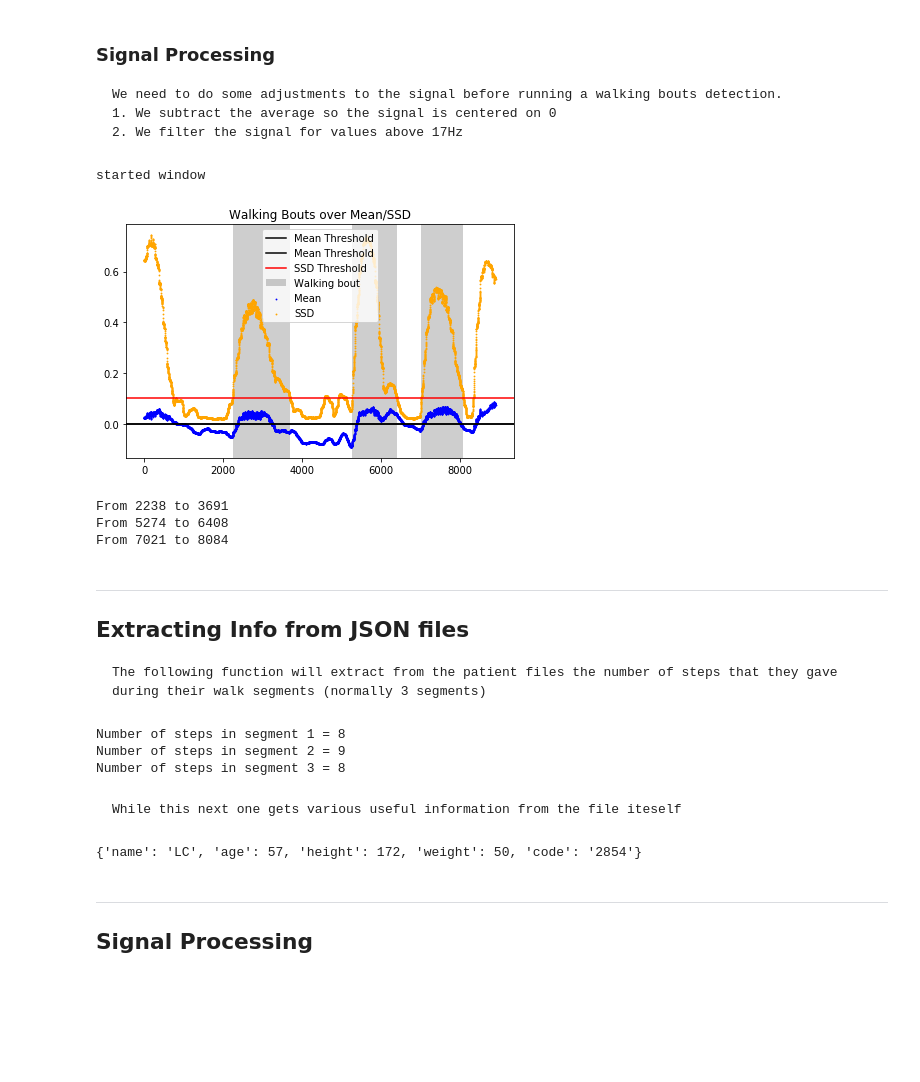
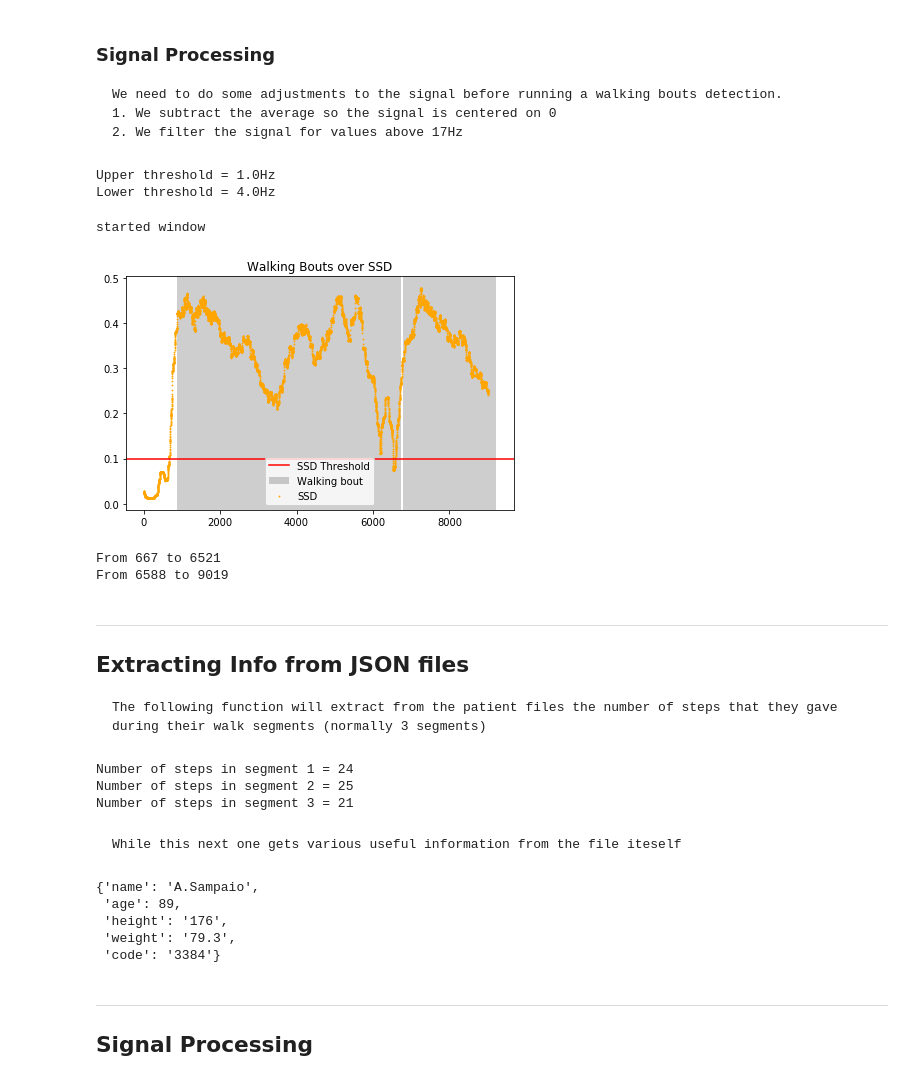
Before and after one commit to branku7/Gait-Metrics-Extraction, a Jupyter notebook: lasige-walk-metrics-extraction.ipynb, the cells around one changed output. Saved outputs shown, nothing was run; the diff lists cells and outputs as text; code cells hidden in the pictures; blank space fills up the shorter version.

```diff
--- a/lasige-walk-metrics-extraction.ipynb
+++ b/lasige-walk-metrics-extraction.ipynb
@@ -15,7 +15,7 @@ Walking Bout Detection
 from scripts.walking_bouts import *
 from scripts.visualization import showCharts
 # %%
-file = '17367_clinical_trunk_Walk.csv'
+file = '32315_A.Sampaio_Jun19_Trunk_Walk.csv'
 # %%
 data = pd.read_csv('./data/walk/' + file, header = None)
 data.head()
@@ -40,27 +40,35 @@ applyOffsetRemove(data_wb)
 applyFilter(data_wb)  # 'df' will be used inside the next function
 # %%
 window = 200
-mean_threshold = 0
 ssd_threshold = 0.1
-minimum = 1000 # 10 segundos
+scale_threshold = [7.5,30]
+minimum = 500 # 5 segundos
+# %%
+from pywt import ContinuousWavelet, scale2frequency
+wavelet = ContinuousWavelet("gaus2")
+f_up = scale2frequency(wavelet, 30)/0.01
+f_down = scale2frequency(wavelet, 7.5)/0.01
+
+print(f"Upper threshold = {f_up}Hz\nLower threshold = {f_down}Hz")
+# %% [output]
+Upper threshold = 1.0Hz
+Lower threshold = 4.0Hz
 # %%
 ranges_ww = runWalkingBoutDetection(
                 data_wb,
-                mean_threshold,
                 ssd_threshold,
                 window,
                 minimum,
             )
 # %% [output]
 started window
-[figure, old version]
+[figure, new version]
 # %%
 for a in ranges_ww:
     print(f"From {a[0]} to {a[1]}")
 # %% [output]
-From 2238 to 3691
-From 5274 to 6408
-From 7021 to 8084
+From 667 to 6521
+From 6588 to 9019
 # %% [markdown]
 ---
 
@@ -74,16 +82,20 @@ real_steps = getReportStepsFromCsv(file.split('.csv')[0])
 for i, steps in enumerate(real_steps):
     print(f"Number of steps in segment {i+1} = {steps}")
 # %% [output]
-Number of steps in segment 1 = 8
-Number of steps in segment 2 = 9
-Number of steps in segment 3 = 8
+Number of steps in segment 1 = 24
+Number of steps in segment 2 = 25
+Number of steps in segment 3 = 21
 # %% [markdown]
     While this next one gets various useful information from the file iteself
 # %%
 patientInfo = getPatientInfo(file)
 patientInfo
 # %% [output]
-{'name': 'LC', 'age': 57, 'height': 172, 'weight': 50, 'code': '2854'}
+{'name': 'A.Sampaio',
+ 'age': 89,
+ 'height': '176',
+ 'weight': '79.3',
+ 'code': '3384'}
 # %% [markdown]
 ---
 
```
Also changed, not shown: parts of 15 cells of this notebook, 2 other files.
